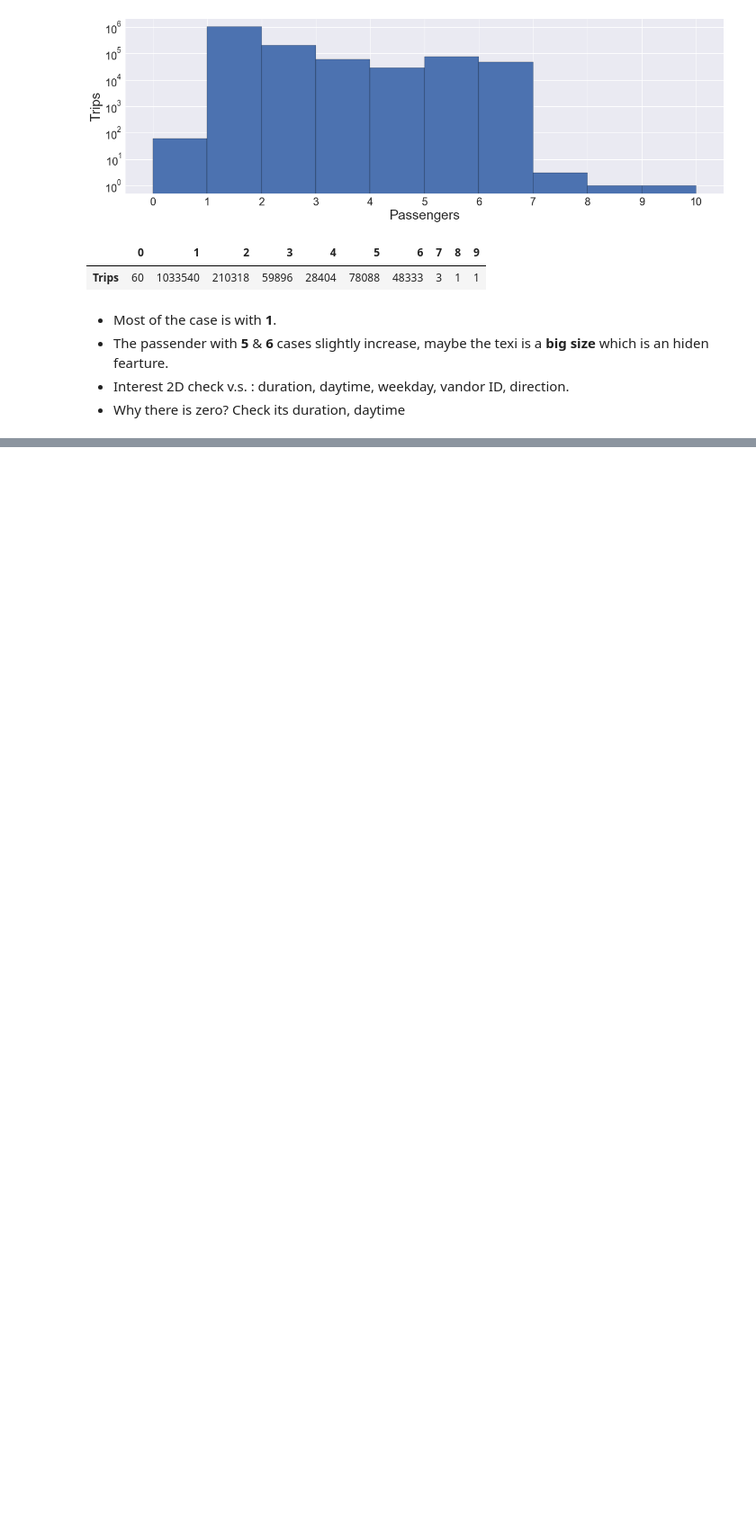
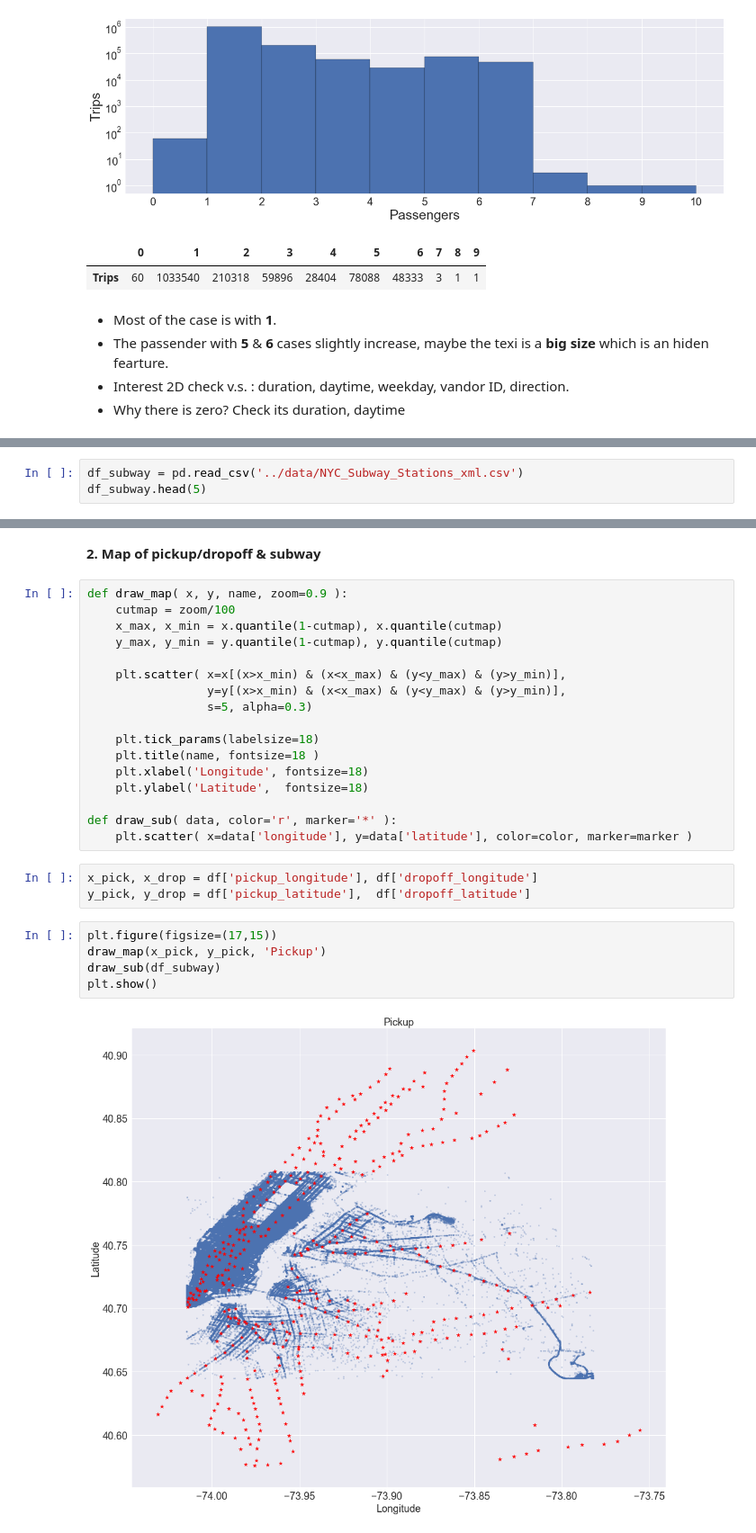
Before and after one commit to yennanliu/NYC_Taxi_Trip_Duration, a Jupyter notebook: notebook/EDA_jtsai_overview.ipynb, the cells around one changed output, grey strips where cells are left out. Shown at 90% size. Saved outputs shown, nothing was run; the diff lists cells and outputs as text; blank space fills up the shorter version.

Commit message:
Add map and subway

```diff
--- a/notebook/EDA_jtsai_overview.ipynb
+++ b/notebook/EDA_jtsai_overview.ipynb
@@ -390,0 +389,3 @@ The longitude/latitude where the meter was engage/disengaged<br />
+# %%
+df_subway = pd.read_csv('../data/NYC_Subway_Stations_xml.csv')
+df_subway.head(5)
@@ -390,0 +399,29 @@ The longitude/latitude where the meter was engage/disengaged<br />
+# %% [markdown]
+**2\. Map of pickup/dropoff & subway**
+# %%
+def draw_map( x, y, name, zoom=0.9 ):
+    cutmap = zoom/100
+    x_max, x_min = x.quantile(1-cutmap), x.quantile(cutmap)
+    y_max, y_min = y.quantile(1-cutmap), y.quantile(cutmap)
+
+    plt.scatter( x=x[(x>x_min) & (x<x_max) & (y<y_max) & (y>y_min)],
+                 y=y[(x>x_min) & (x<x_max) & (y<y_max) & (y>y_min)],
+                 s=5, alpha=0.3)
+
+    plt.tick_params(labelsize=18)
+    plt.title(name, fontsize=18 )
+    plt.xlabel('Longitude', fontsize=18)
+    plt.ylabel('Latitude',  fontsize=18)
+
+def draw_sub( data, color='r', marker='*' ):
+    plt.scatter( x=data['longitude'], y=data['latitude'], color=color, marker=marker )
+# %%
+x_pick, x_drop = df['pickup_longitude'], df['dropoff_longitude']
+y_pick, y_drop = df['pickup_latitude'],  df['dropoff_latitude']
+# %%
+plt.figure(figsize=(17,15))
+draw_map(x_pick, y_pick, 'Pickup')
+draw_sub(df_subway)
+plt.show()
+# %% [output]
+[figure, added]
```
Also changed, not shown: parts of 7 cells of this notebook.
